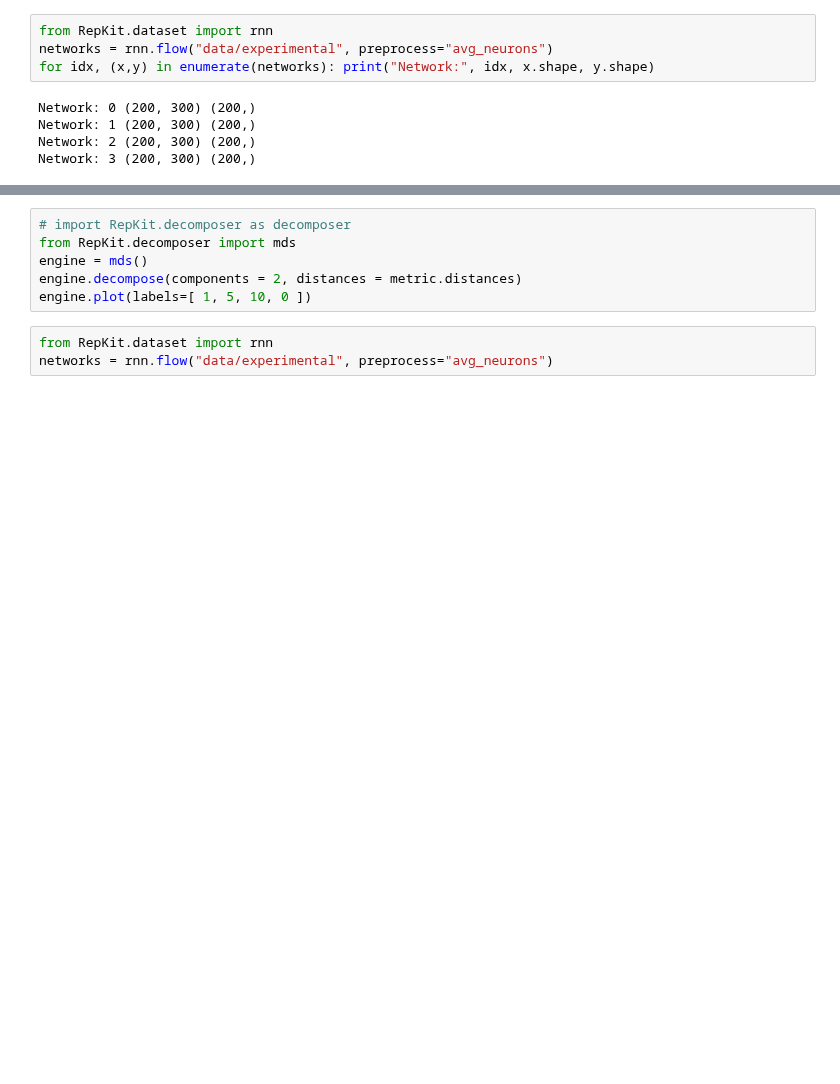
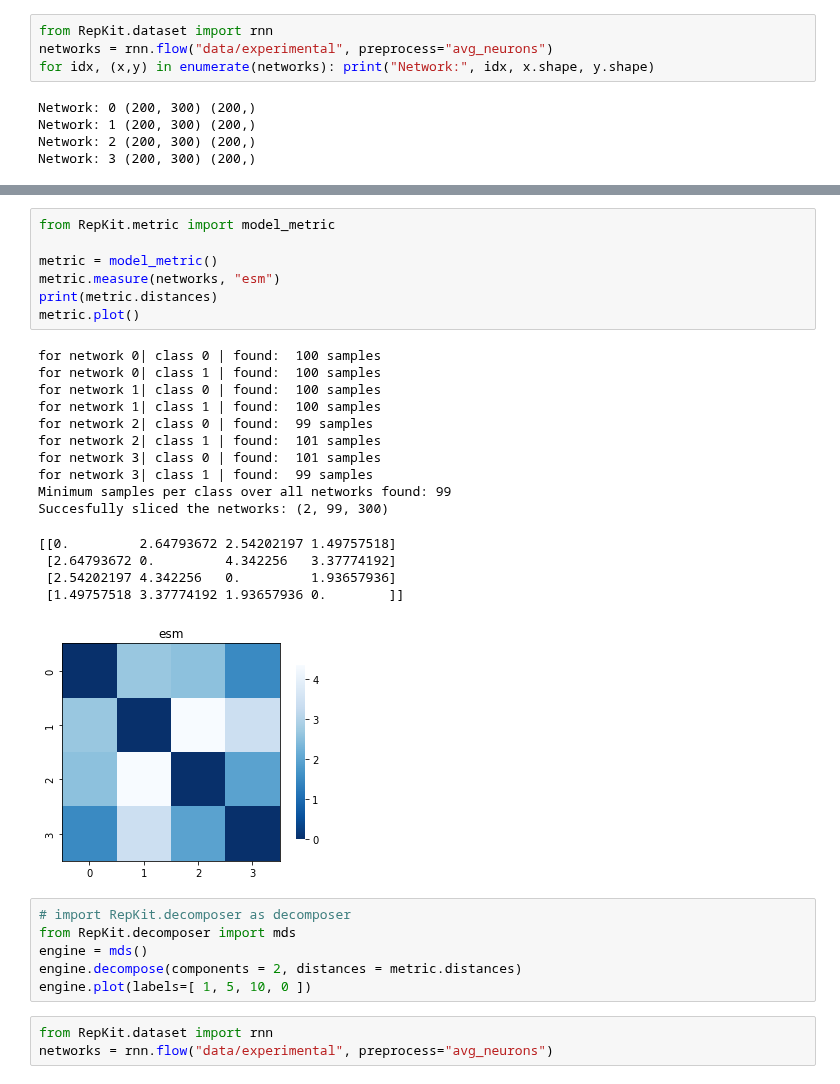
Before and after one commit to NuttidaLab/NeuralDecoder, a Jupyter notebook: tester.ipynb, the cells around one changed output, grey strips where cells are left out. Drawn from its saved outputs; the diff is of its cells as text; blank space fills up the shorter version.

```diff
--- a/tester.ipynb
+++ b/tester.ipynb
@@ -43,3 +69,26 @@ array([[0.        , 0.10409008, 0.03971905, 0.02566511],
+# %%
+from RepKit.metric import model_metric
+
+metric = model_metric()
+metric.measure(networks, "esm")
+print(metric.distances)
+metric.plot()
+# %% [output]
+for network 0| class 0 | found:  100 samples
+for network 0| class 1 | found:  100 samples
+for network 1| class 0 | found:  100 samples
+for network 1| class 1 | found:  100 samples
+for network 2| class 0 | found:  99 samples
+for network 2| class 1 | found:  101 samples
+for network 3| class 0 | found:  101 samples
+for network 3| class 1 | found:  99 samples
+Minimum samples per class over all networks found: 99
+Succesfully sliced the networks: (2, 99, 300)
+[[0.         2.64793672 2.54202197 1.49757518]
+ [2.64793672 0.         4.342256   3.37774192]
+ [2.54202197 4.342256   0.         1.93657936]
+ [1.49757518 3.37774192 1.93657936 0.        ]]
+[figure, added]
 # %%
 # import RepKit.decomposer as decomposer
 from RepKit.decomposer import mds
```
Also changed, not shown: parts of 7 cells of this notebook, 18 other files.
